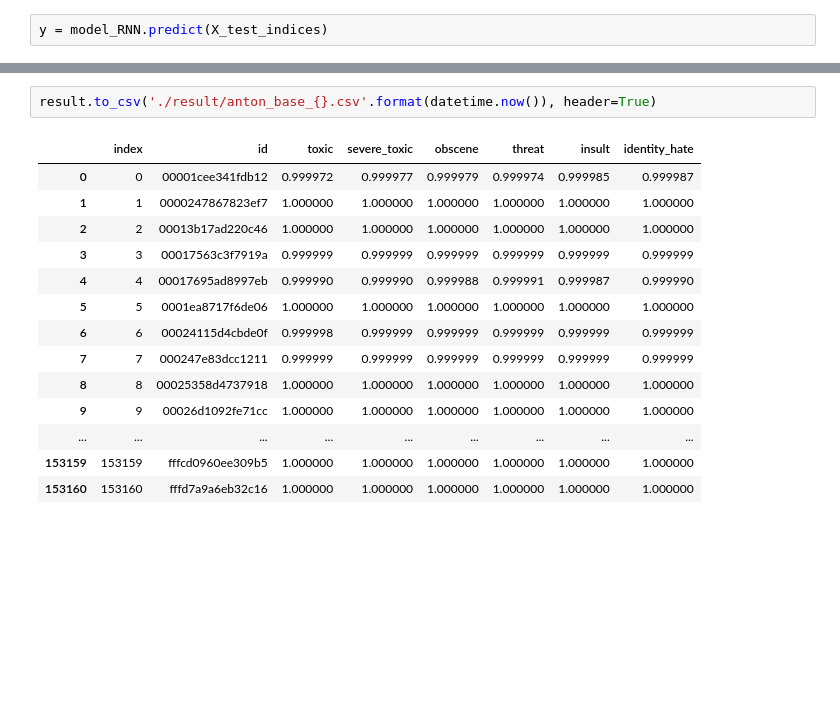
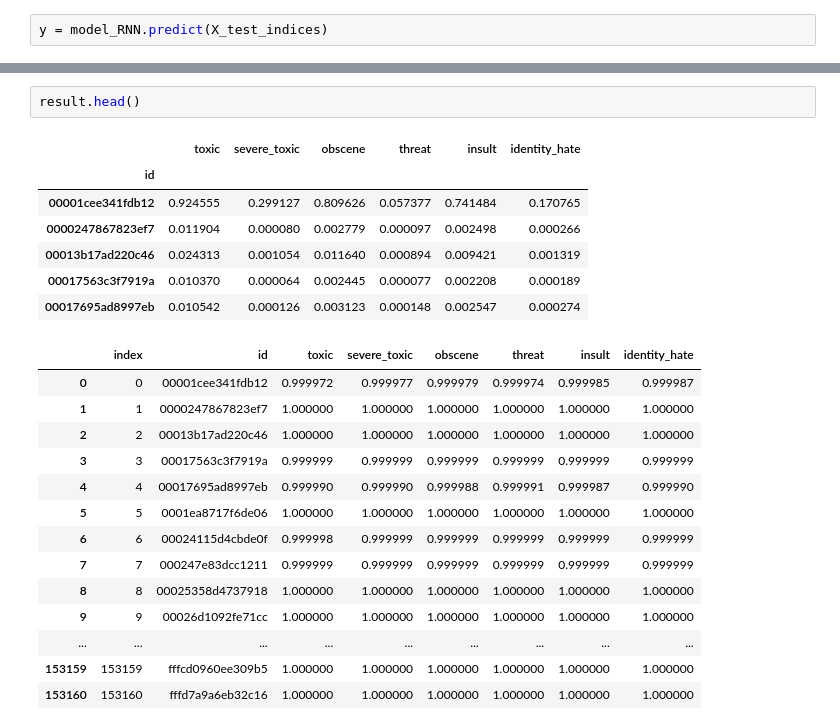
Before and after one commit to mazhurin/toxic, a Jupyter notebook: ToxicComments.ipynb, the cells around one changed output, grey strips where cells are left out. Saved outputs shown, nothing was run; the diff lists cells and outputs as text; blank space fills up the shorter version.

```diff
--- a/ToxicComments.ipynb
+++ b/ToxicComments.ipynb
@@ -410,5 +399,13 @@ result = result.fillna(0.0)
-# %%
-result.to_csv('./result/anton_base_{}.csv'.format(datetime.now()), header=True)
+# %%
+result.head()
+# %% [output]
+|  | toxic | severe_toxic | obscene | threat | insult | identity_hate |
+| id |  |  |  |  |  |  |
+| 00001cee341fdb12 | 0.924555 | 0.299127 | 0.809626 | 0.057377 | 0.741484 | 0.170765 |
+| 0000247867823ef7 | 0.011904 | 0.000080 | 0.002779 | 0.000097 | 0.002498 | 0.000266 |
+| 00013b17ad220c46 | 0.024313 | 0.001054 | 0.011640 | 0.000894 | 0.009421 | 0.001319 |
+| 00017563c3f7919a | 0.010370 | 0.000064 | 0.002445 | 0.000077 | 0.002208 | 0.000189 |
+| 00017695ad8997eb | 0.010542 | 0.000126 | 0.003123 | 0.000148 | 0.002547 | 0.000274 |
 # %%
 # %% [output]
 |  | index | id | toxic | severe_toxic | obscene | threat | insult | identity_hate |
```
Also changed, not shown: parts of 15 cells of this notebook.
